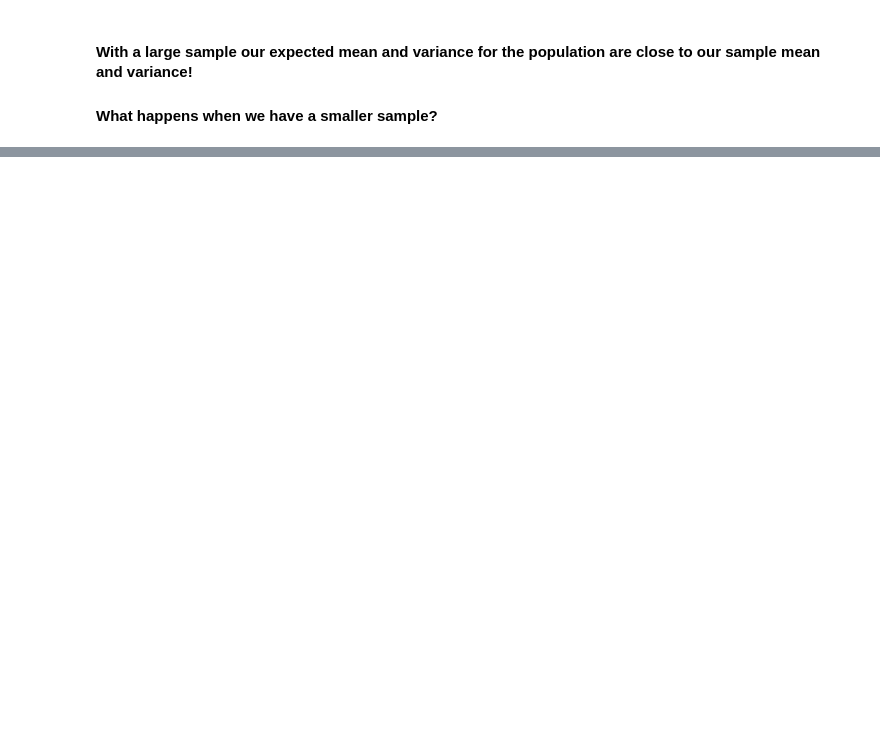
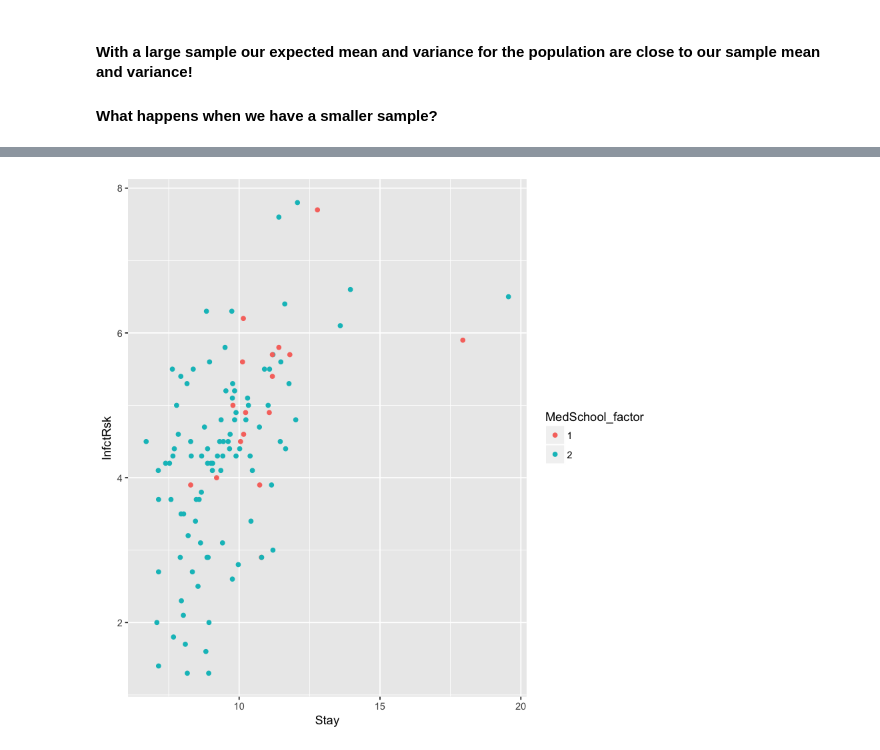
Before and after one commit to UB-BiomedicalInformatics/BMI504-SP18, a Jupyter notebook: BMI504_Class5.ipynb, the cells around one changed output, grey strips where cells are left out. Cells and saved outputs as stored; diff of their text form; code cells hidden in the pictures; blank space fills up the shorter version.

```diff
--- a/BMI504_Class5.ipynb
+++ b/BMI504_Class5.ipynb
@@ -139,0 +300,9 @@ sqrt(7*.3*(1-.3))
+# %%
+###set your working directory##
+#setwd("/Users/sarahmullin/Desktop/BMI 504/")
+###make sure datafiles are in the folder that you set your working directory to.
+######hospital infection risk data
+risk=read.table("infectionrisk.txt", sep="",header=T)
+risk[1:10,]
+risk$MedSchool_factor=as.factor(risk$MedSchool)
+risk$Region_factor=as.factor(risk$Region)
@@ -139,0 +321,9 @@ sqrt(7*.3*(1-.3))
+# %%
+####some fun plots Stay and Risk scatterplot by Med School
+ggplot(subset(risk, MedSchool_factor %in% c("1", "2")),
+       aes(x=Stay,
+           y=InfctRsk,
+           color=MedSchool_factor))+
+  geom_point()
+# %% [output]
+[figure, added]
```
Also changed, not shown: parts of 31 cells of this notebook.
